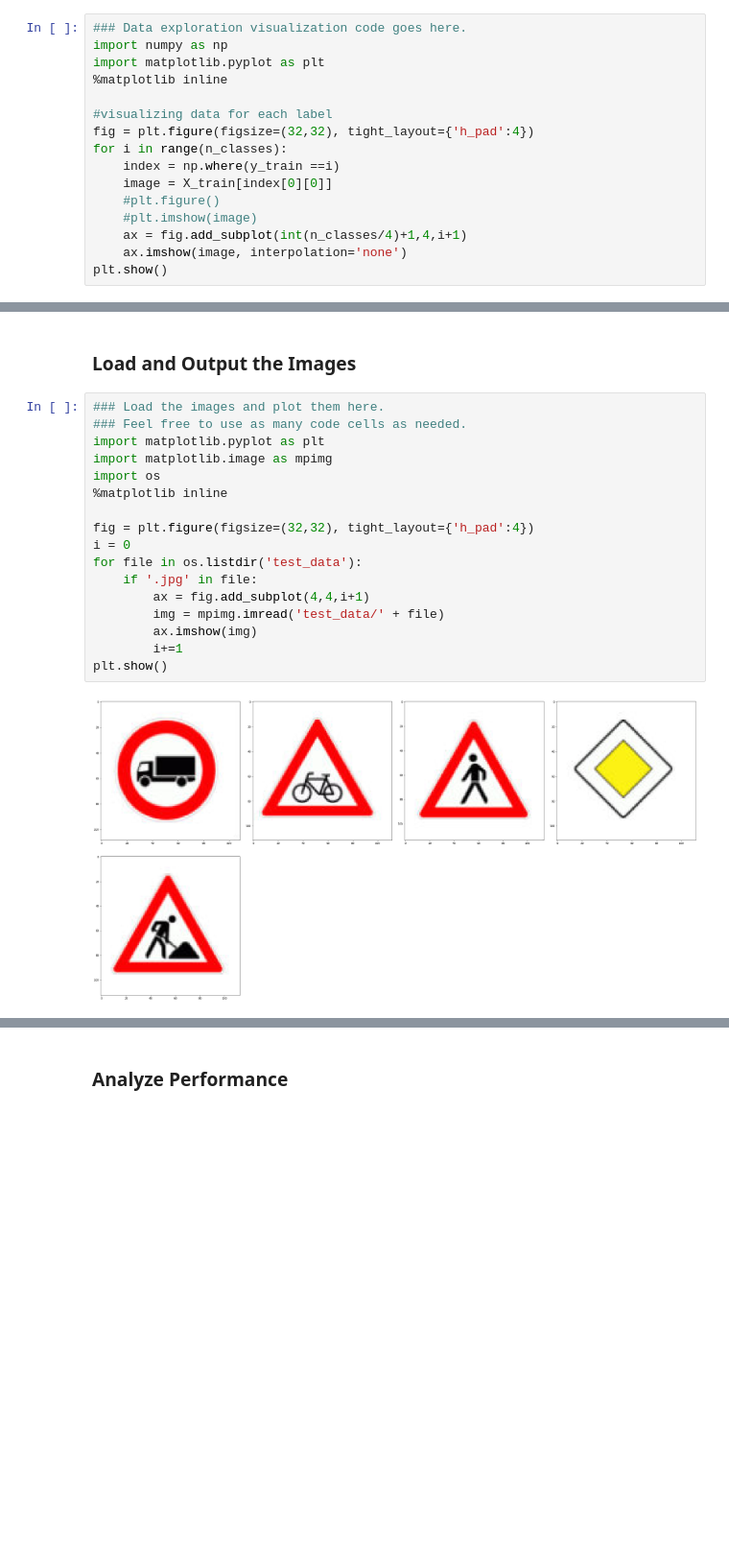
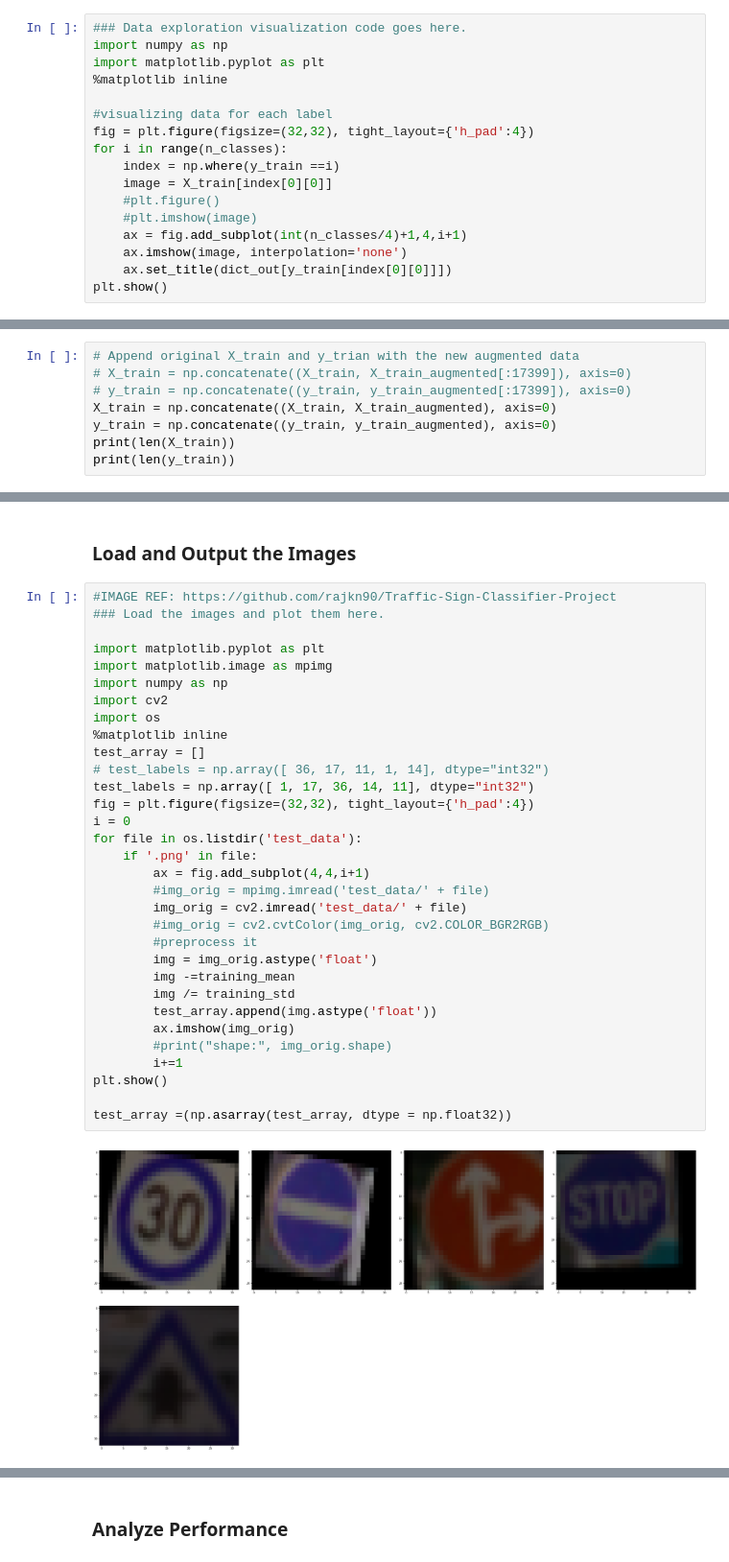
Before and after one commit to agarwa65/Traffic_Sign_Classifier, a Jupyter notebook: Traffic_Sign_Classifier.ipynb, the cells around one changed output, grey strips where cells are left out. Shown: that part at 96% size. Drawn from its saved outputs; the diff is of its cells as text; blank space fills up the shorter version.

```diff
--- a/Traffic_Sign_Classifier.ipynb
+++ b/Traffic_Sign_Classifier.ipynb
@@ -127,5 +130,6 @@ for i in range(n_classes):
     #plt.imshow(image)
     ax = fig.add_subplot(int(n_classes/4)+1,4,i+1)
     ax.imshow(image, interpolation='none')
+    ax.set_title(dict_out[y_train[index[0][0]]])
 plt.show()
 # %% [output]
@@ -225,0 +299,8 @@ error: /Users/jenkins/miniconda/1/x64/conda-bld/work/opencv-3.1.0/modules/imgpro
+# %%
+# Append original X_train and y_trian with the new augmented data
+# X_train = np.concatenate((X_train, X_train_augmented[:17399]), axis=0)
+# y_train = np.concatenate((y_train, y_train_augmented[:17399]), axis=0)
+X_train = np.concatenate((X_train, X_train_augmented), axis=0)
+y_train = np.concatenate((y_train, y_train_augmented), axis=0)
+print(len(X_train))
+print(len(y_train))
@@ -422,22 +625,37 @@ You may find `signnames.csv` useful as it contains mappings from the class id (i
 # %% [markdown]
 ### Load and Output the Images
 # %%
+#IMAGE REF: https://github.com/rajkn90/Traffic-Sign-Classifier-Project
 ### Load the images and plot them here.
-### Feel free to use as many code cells as needed.
+
 import matplotlib.pyplot as plt
 import matplotlib.image as mpimg
+import numpy as np
+import cv2
 import os
 %matplotlib inline
-
+test_array = []
+# test_labels = np.array([ 36, 17, 11, 1, 14], dtype="int32")
+test_labels = np.array([ 1, 17, 36, 14, 11], dtype="int32")
 fig = plt.figure(figsize=(32,32), tight_layout={'h_pad':4})
 i = 0
 for file in os.listdir('test_data'):
-    if '.jpg' in file:
+    if '.png' in file:
         ax = fig.add_subplot(4,4,i+1)
-        img = mpimg.imread('test_data/' + file)
-        ax.imshow(img)
+        #img_orig = mpimg.imread('test_data/' + file)
+        img_orig = cv2.imread('test_data/' + file)
+        #img_orig = cv2.cvtColor(img_orig, cv2.COLOR_BGR2RGB)
+        #preprocess it
+        img = img_orig.astype('float')
+        img -=training_mean
+        img /= training_std
+        test_array.append(img.astype('float'))
+        ax.imshow(img_orig)
+        #print("shape:", img_orig.shape)
         i+=1
 plt.show()
+
+test_array =(np.asarray(test_array, dtype = np.float32))
 # %% [output]
-[figure, old version]
+[figure, new version]
 # %% [markdown]
```
Also changed, not shown: parts of 29 cells of this notebook, 24 other files.
